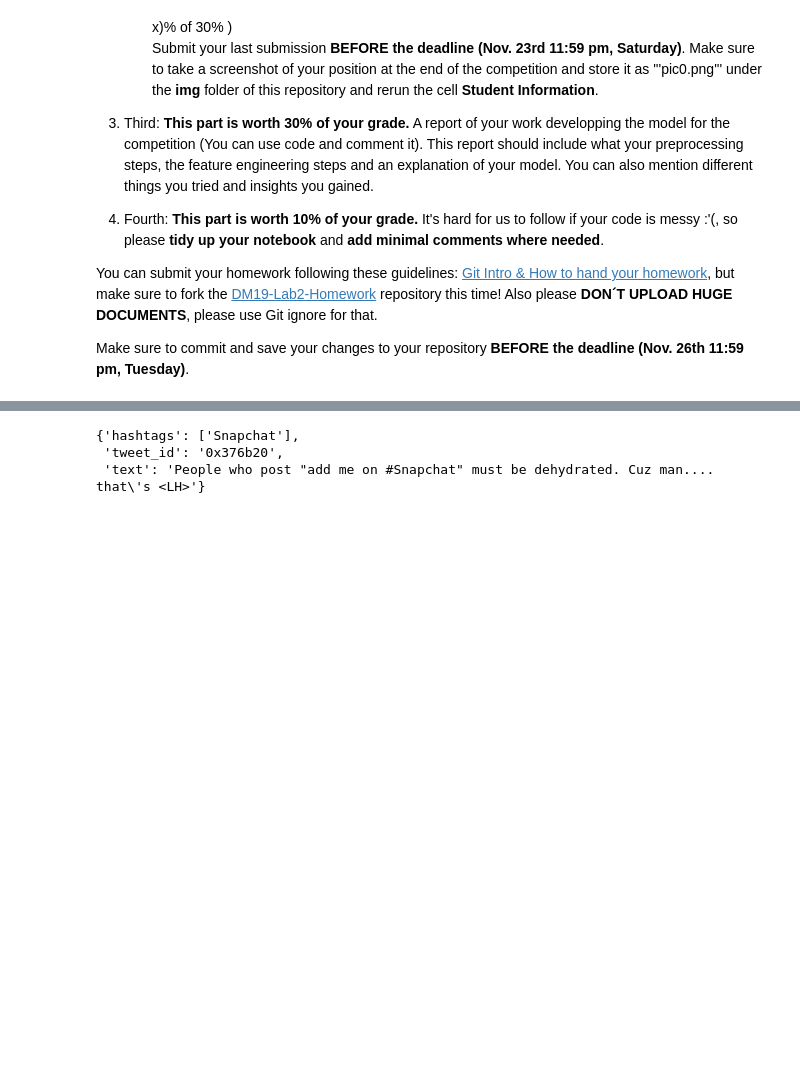
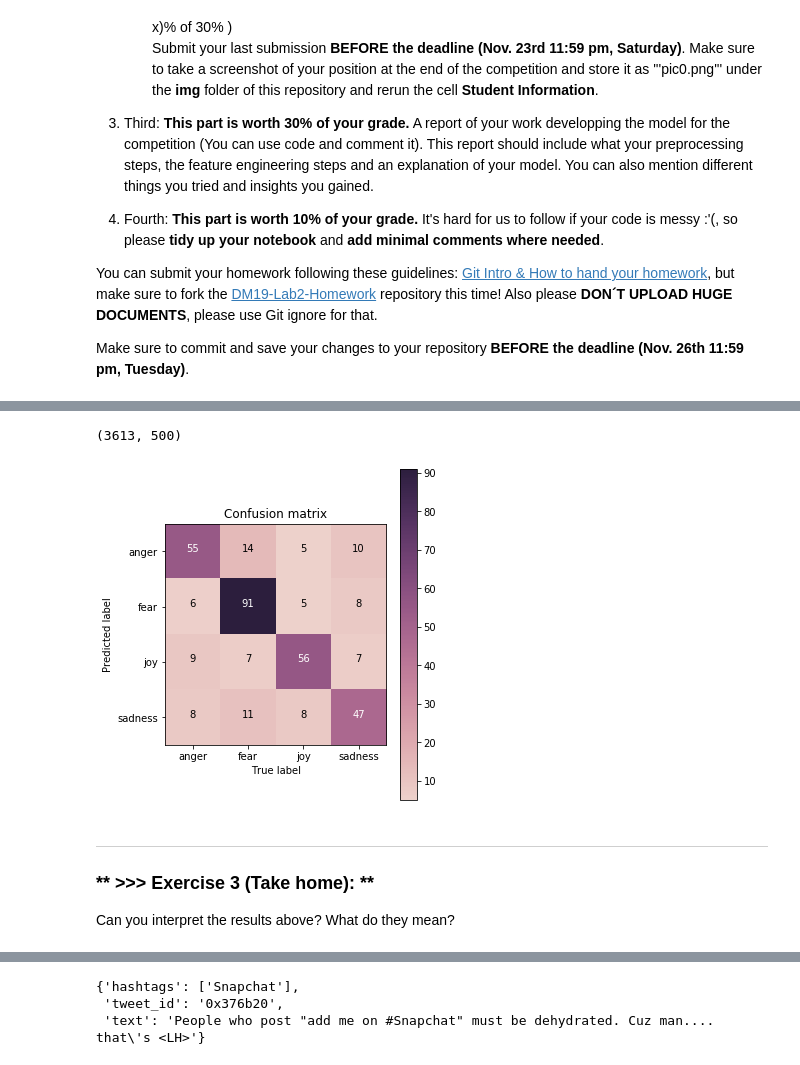
Before and after one commit to kevin810323/DM19-Lab2-Homework, a Jupyter notebook: DM19-Lab2-Homework.ipynb, the cells around one changed output, grey strips where cells are left out. Saved outputs shown, nothing was run; the diff lists cells and outputs as text; code cells hidden in the pictures; blank space fills up the shorter version.

```diff
--- a/DM19-Lab2-Homework.ipynb
+++ b/DM19-Lab2-Homework.ipynb
@@ -39,0 +108,15 @@ Make sure to commit and save your changes to your repository __BEFORE the deadli
+# %%
+import nltk
+
+# build analyzers (bag-of-words)
+BOW_500 = CountVectorizer(max_features=500, tokenizer=nltk.word_tokenize)
+
+# apply analyzer to training data
+BOW_500.fit(train_df['text'])
+
+train_data_BOW_features_500 = BOW_500.transform(train_df['text'])
+
+## check dimension
+train_data_BOW_features_500.shape
+# %% [output]
+(3613, 500)
@@ -39,0 +142,50 @@ Make sure to commit and save your changes to your repository __BEFORE the deadli
+# %%
+from sklearn.metrics import confusion_matrix
+
+# build the confusion matrix of the result
+cm = confusion_matrix(y_true = y_test, y_pred = y_test_pred)
+# %%
+# Funciton for visualizing confusion_matrix
+import matplotlib.pyplot as plt
+import seaborn as sns
+import numpy as np
+import itertools
+
+def plot_confusion_matrix(cm, classes, title='Confusion matrix',
+                          cmap=sns.cubehelix_palette(as_cmap=True)):
+    """
+    This function is modified from:
+    http://scikit-learn.org/stable/auto_examples/model_selection/plot_confusion_matrix.html
+    """
+    classes.sort()
+    tick_marks = np.arange(len(classes))
+
+    fig, ax = plt.subplots(figsize=(5,5))
+    im = ax.imshow(cm, interpolation='nearest', cmap=cmap)
+    ax.figure.colorbar(im, ax=ax)
+    ax.set(xticks=np.arange(cm.shape[1]),
+           yticks=np.arange(cm.shape[0]),
+           xticklabels = classes,
+           yticklabels = classes,
+           title = title,
+           xlabel = 'True label',
+           ylabel = 'Predicted label')
+
+    fmt = 'd'
+    thresh = cm.max() / 2.
+    for i, j in itertools.product(range(cm.shape[0]), range(cm.shape[1])):
+        plt.text(j, i, format(cm[i, j], fmt), horizontalalignment="center", color="white" if cm[i, j] > thresh else "black")
+    ylim_top = len(classes) - 0.5
+    plt.ylim([ylim_top, -.5])
+    plt.tight_layout()
+    plt.show()
+# %%
+# plot the confusion matrix
+my_tags = ['anger', 'fear', 'joy', 'sadness']
+plot_confusion_matrix(cm, classes=my_tags, title='Confusion matrix')
+# %% [output]
+[figure, added]
+# %% [markdown]
+---
+### ** >>> Exercise 3 (Take home): **
+Can you interpret the results above? What do they mean?
```
Also changed, not shown: parts of 69 cells of this notebook.
